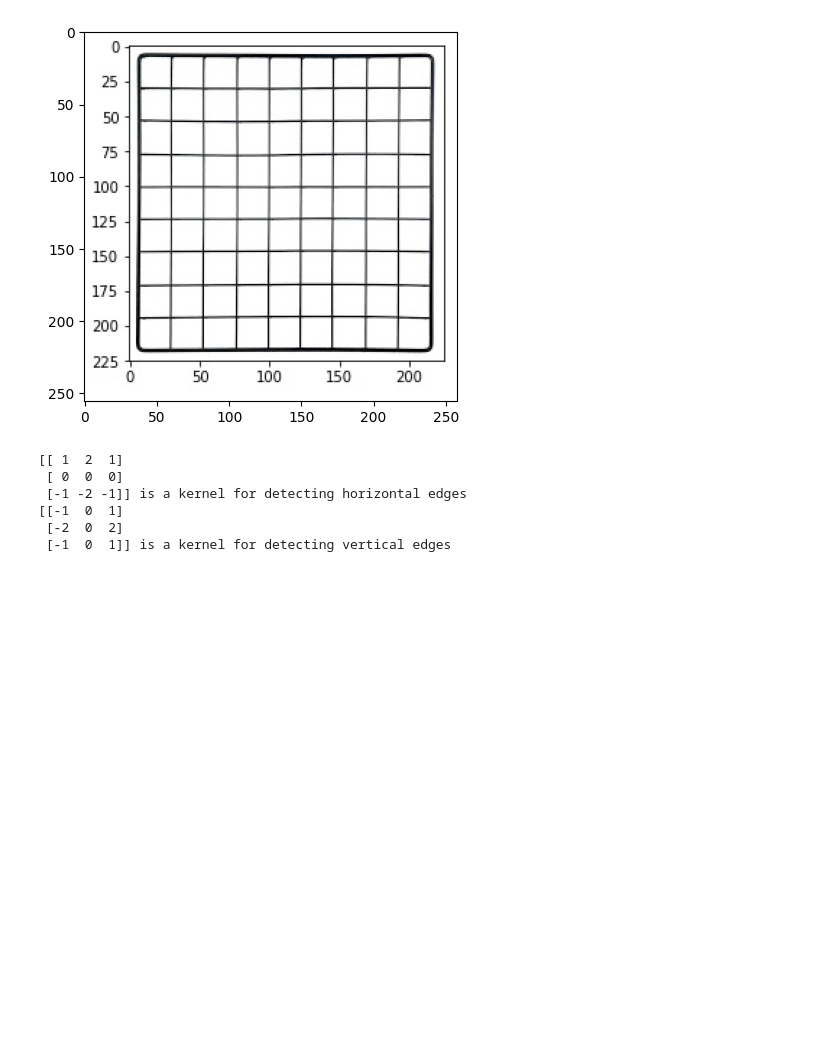
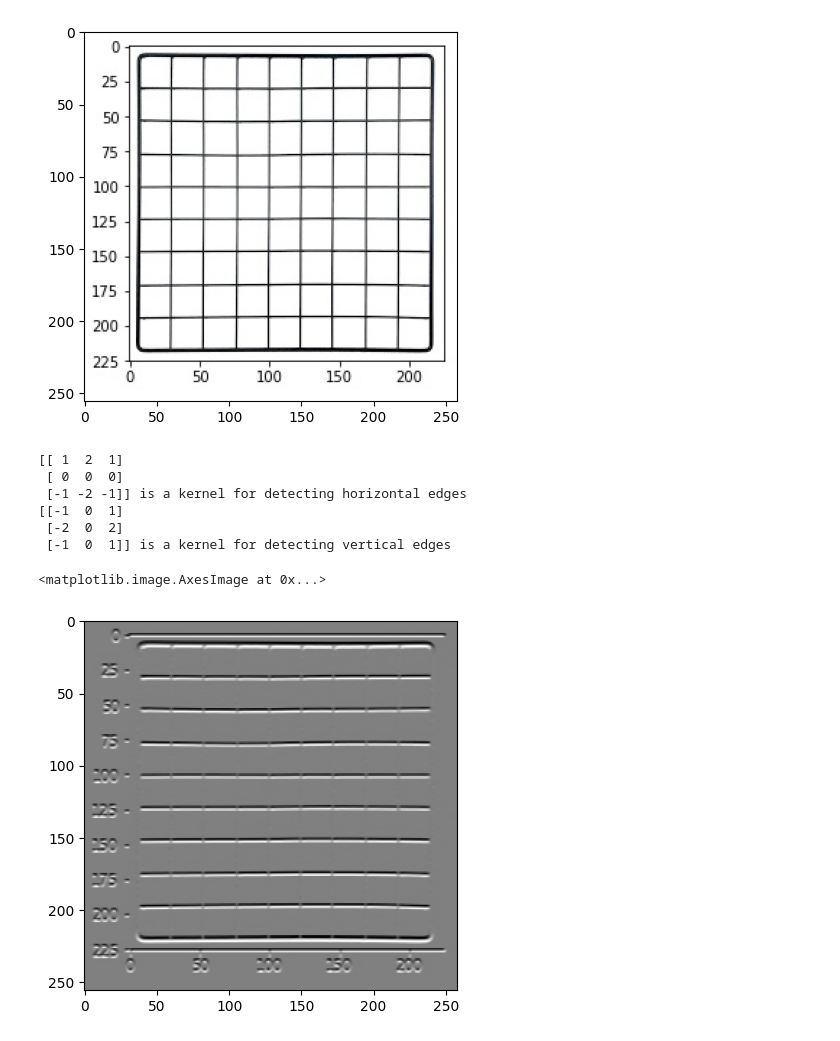
Before and after one commit to toriqultonu/Learning_PyTorch, a Jupyter notebook: Machine Learning/test.ipynb, the cells around one changed output. Cells and saved outputs as stored; diff of their text form; code cells hidden in the pictures; blank space fills up the shorter version.

```diff
--- a/Machine Learning/test.ipynb
+++ b/Machine Learning/test.ipynb
@@ -64,3 +64,11 @@ print(sobel_vertical, 'is a kernel for detecting vertical edges')
 [[-1  0  1]
  [-2  0  2]
  [-1  0  1]] is a kernel for detecting vertical edges
+# %%
+out_h = ndimage.convolve(gray, sobel_horizontal, mode='reflect')
+out_v = ndimage.convolve(gray, sobel_vertical, mode='reflect')
+# here mode determines how the input array is extended when the filter overlaps a border
+plt.imshow(out_h, cmap='gray')
+# %% [output]
+<matplotlib.image.AxesImage at 0x...>
+[figure, added]
```
Also changed, not shown: parts of 7 cells of this notebook, 5 other files.
